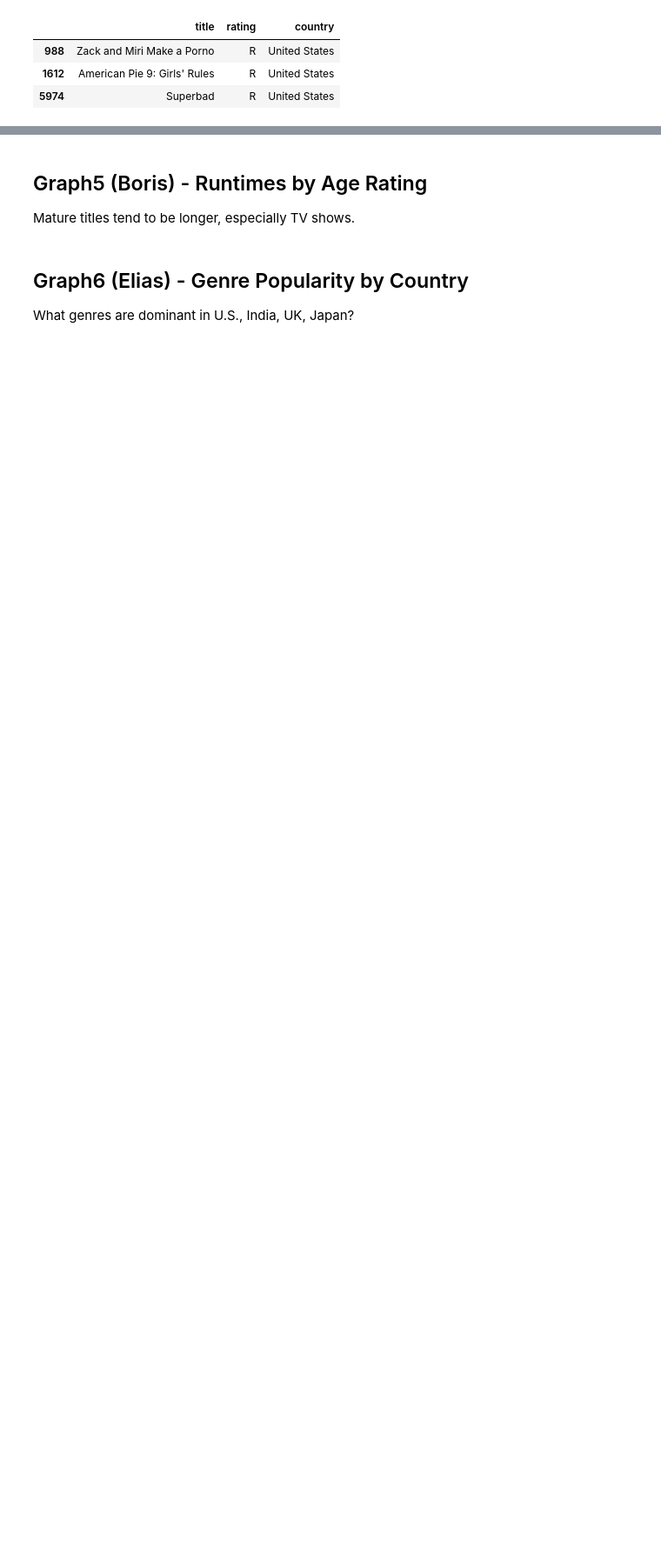
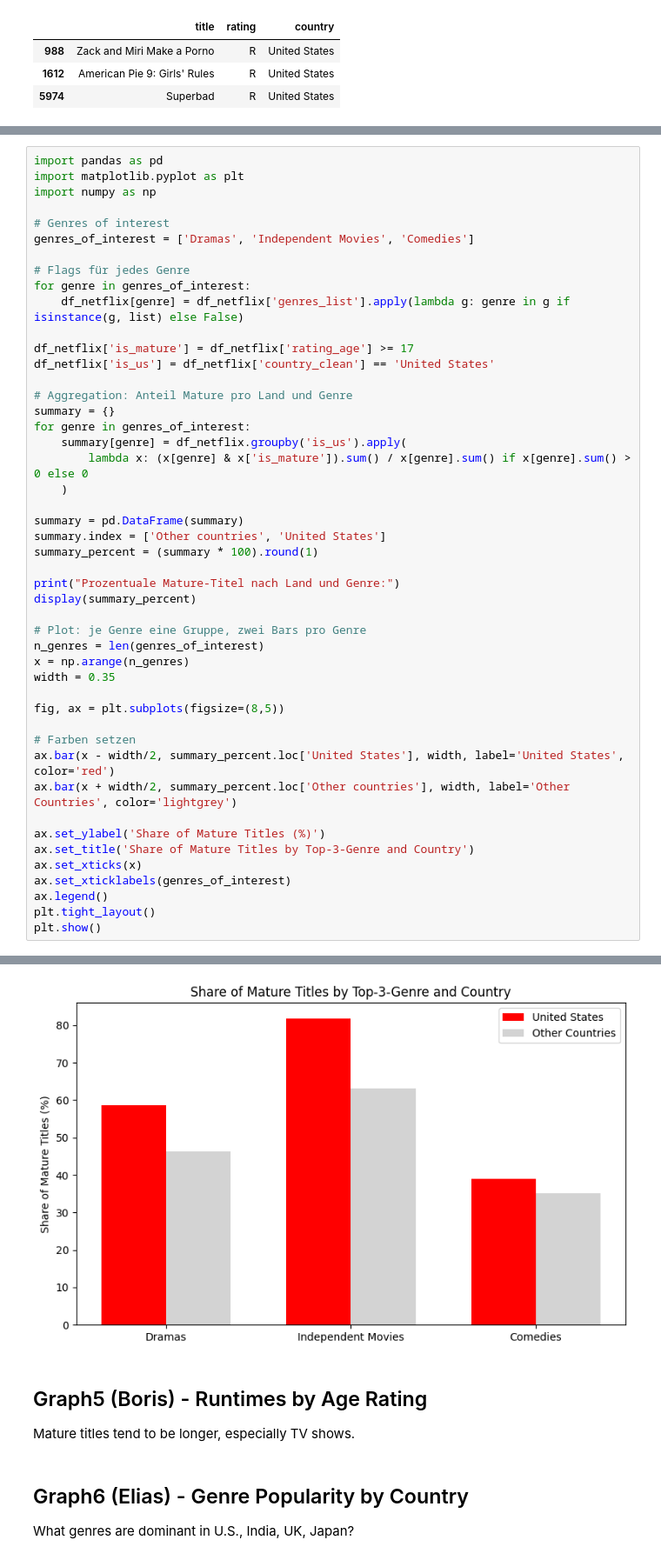
Before and after one commit to Elias-Martinelli/DVIZ_Final-Project_Netflix, a Jupyter notebook: notebooks/MainStory.ipynb, the cells around one changed output, grey strips where cells are left out. Shown at 87% size. Saved outputs shown, nothing was run; the diff lists cells and outputs as text; blank space fills up the shorter version.

Commit message:
add share-of-mature-titles-by-top3-genres

```diff
--- a/notebooks/MainStory.ipynb
+++ b/notebooks/MainStory.ipynb
@@ -275,0 +209,48 @@ pd.crosstab(df['country_clean'] == 'United States', df['rating'])
+# %%
+import pandas as pd
+import matplotlib.pyplot as plt
+import numpy as np
+
+# Genres of interest
+genres_of_interest = ['Dramas', 'Independent Movies', 'Comedies']
+
+# Flags für jedes Genre
+for genre in genres_of_interest:
+    df_netflix[genre] = df_netflix['genres_list'].apply(lambda g: genre in g if isinstance(g, list) else False)
+
+df_netflix['is_mature'] = df_netflix['rating_age'] >= 17
+df_netflix['is_us'] = df_netflix['country_clean'] == 'United States'
+
+# Aggregation: Anteil Mature pro Land und Genre
+summary = {}
+for genre in genres_of_interest:
+    summary[genre] = df_netflix.groupby('is_us').apply(
+        lambda x: (x[genre] & x['is_mature']).sum() / x[genre].sum() if x[genre].sum() > 0 else 0
+    )
+
+summary = pd.DataFrame(summary)
+summary.index = ['Other countries', 'United States']
+summary_percent = (summary * 100).round(1)
+
+print("Prozentuale Mature-Titel nach Land und Genre:")
+display(summary_percent)
+
+# Plot: je Genre eine Gruppe, zwei Bars pro Genre
+n_genres = len(genres_of_interest)
+x = np.arange(n_genres)
+width = 0.35
+
+fig, ax = plt.subplots(figsize=(8,5))
+
+# Farben setzen
+ax.bar(x - width/2, summary_percent.loc['United States'], width, label='United States', color='red')
+ax.bar(x + width/2, summary_percent.loc['Other countries'], width, label='Other Countries', color='lightgrey')
+
+ax.set_ylabel('Share of Mature Titles (%)')
+ax.set_title('Share of Mature Titles by Top-3-Genre and Country')
+ax.set_xticks(x)
+ax.set_xticklabels(genres_of_interest)
+ax.legend()
+plt.tight_layout()
+plt.show()
+# %% [output]
@@ -276,3 +268,4 @@ pd.crosstab(df['country_clean'] == 'United States', df['rating'])
+[figure, added]
 # %% [markdown]
 ## Graph5 (Boris) - Runtimes by Age Rating
 Mature titles tend to be longer, especially TV shows.
```
Also changed, not shown: parts of 8 cells of this notebook.
